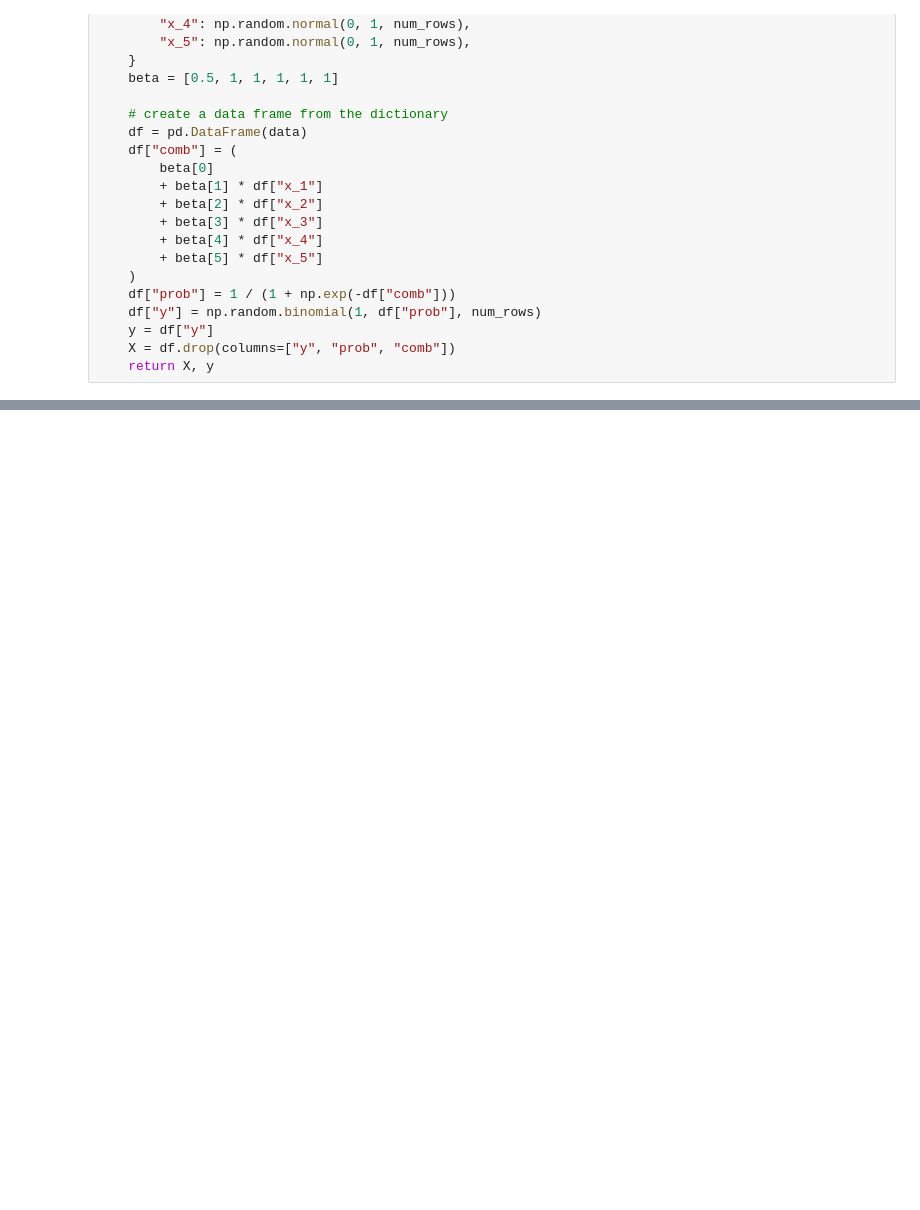
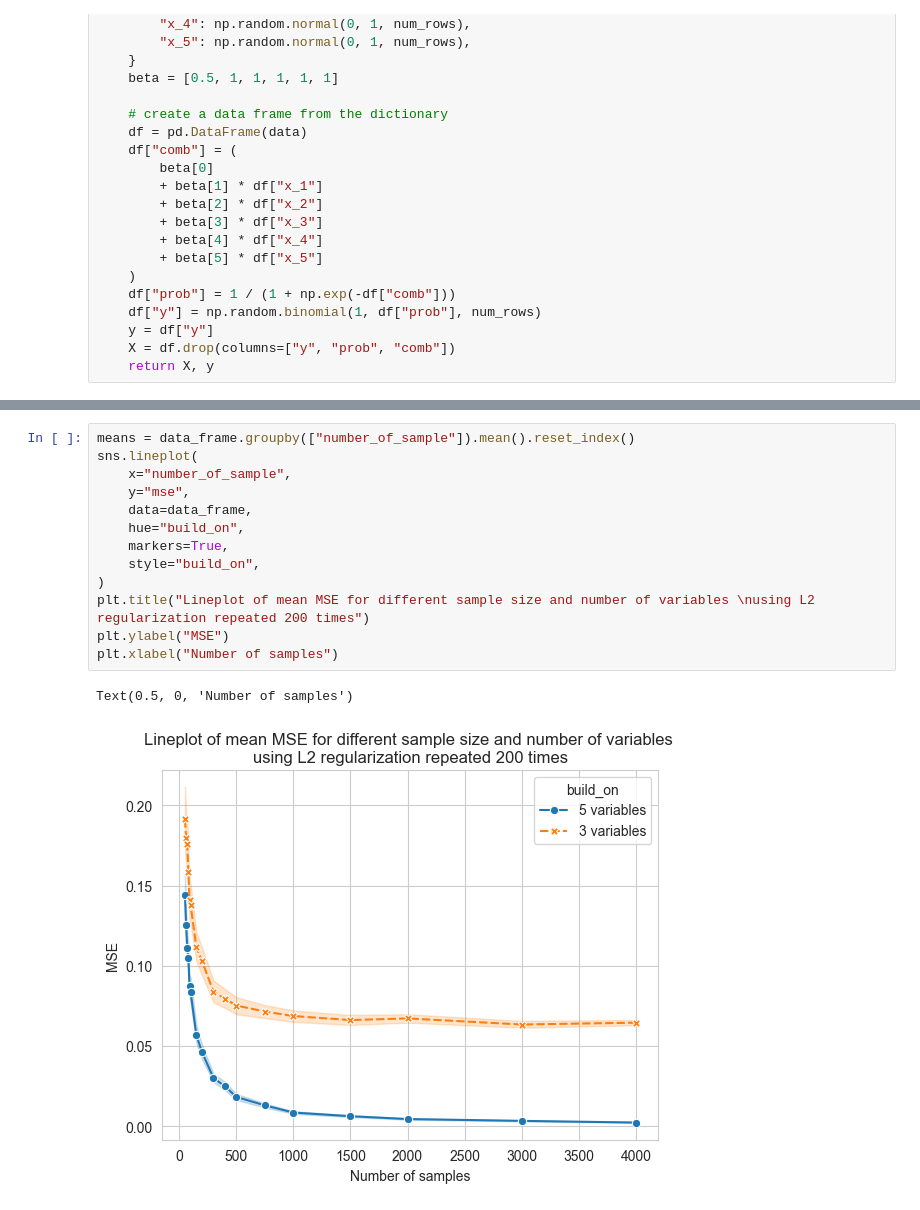
Before and after one commit to nizwant/adv_ml_labs, a Jupyter notebook: logistic_regression.ipynb, the cells around one changed output, grey strips where cells are left out. Cells and saved outputs as stored; diff of their text form; blank space fills up the shorter version.

```diff
--- a/logistic_regression.ipynb
+++ b/logistic_regression.ipynb
@@ -127,0 +212,16 @@ Text(0.5, 1.0, 'aaa')
+# %%
+means = data_frame.groupby(["number_of_sample"]).mean().reset_index()
+sns.lineplot(
+    x="number_of_sample",
+    y="mse",
+    data=data_frame,
+    hue="build_on",
+    markers=True,
+    style="build_on",
+)
+plt.title("Lineplot of mean MSE for different sample size and number of variables \nusing L2 regularization repeated 200 times")
+plt.ylabel("MSE")
+plt.xlabel("Number of samples")
+# %% [output]
+Text(0.5, 0, 'Number of samples')
+[figure, added]
```
Also changed, not shown: parts of 9 cells of this notebook.
